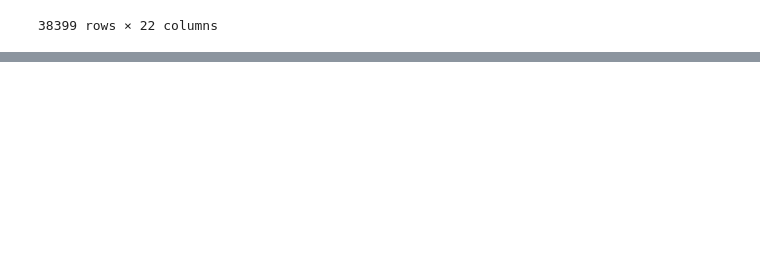
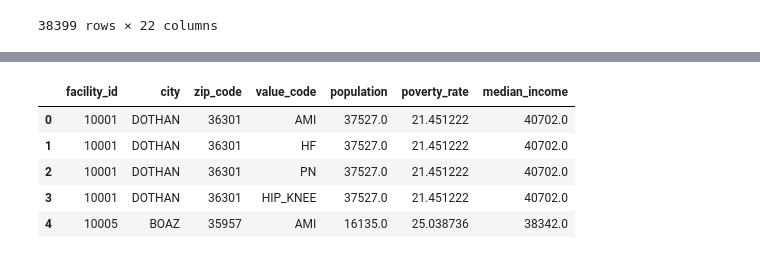
Before and after one commit to nadiarichards/airflow-datapipeline, a Jupyter notebook: Healthcare/Cleaning_dfs.ipynb, the cells around one changed output, grey strips where cells are left out. Drawn from its saved outputs; the diff is of its cells as text; code cells hidden in the pictures; blank space fills up the shorter version.

```diff
--- a/Healthcare/Cleaning_dfs.ipynb
+++ b/Healthcare/Cleaning_dfs.ipynb
@@ -66,0 +75,3 @@ final_merged_df.to_csv("../Files/merged_df.csv", index=False)
+# %%
+census_merged_df=df_value.merge(df_census, how="inner", on="zip_code")
+census_merged_df.head()
@@ -66,0 +116,10 @@ final_merged_df.to_csv("../Files/merged_df.csv", index=False)
+# %%
+updated_census_df=census_merged_df[["facility_id", "city", "zip_code", "value_code", "population", "poverty_rate", "median_income"]]
+updated_census_df.head()
+# %% [output]
+|  | facility_id | city | zip_code | value_code | population | poverty_rate | median_income |
+| 0 | 10001 | DOTHAN | 36301 | AMI | 37527.0 | 21.451222 | 40702.0 |
+| 1 | 10001 | DOTHAN | 36301 | HF | 37527.0 | 21.451222 | 40702.0 |
+| 2 | 10001 | DOTHAN | 36301 | PN | 37527.0 | 21.451222 | 40702.0 |
+| 3 | 10001 | DOTHAN | 36301 | HIP_KNEE | 37527.0 | 21.451222 | 40702.0 |
+| 4 | 10005 | BOAZ | 35957 | AMI | 16135.0 | 25.038736 | 38342.0 |
```
Also changed, not shown: parts of 6 cells of this notebook, 3 other files.
